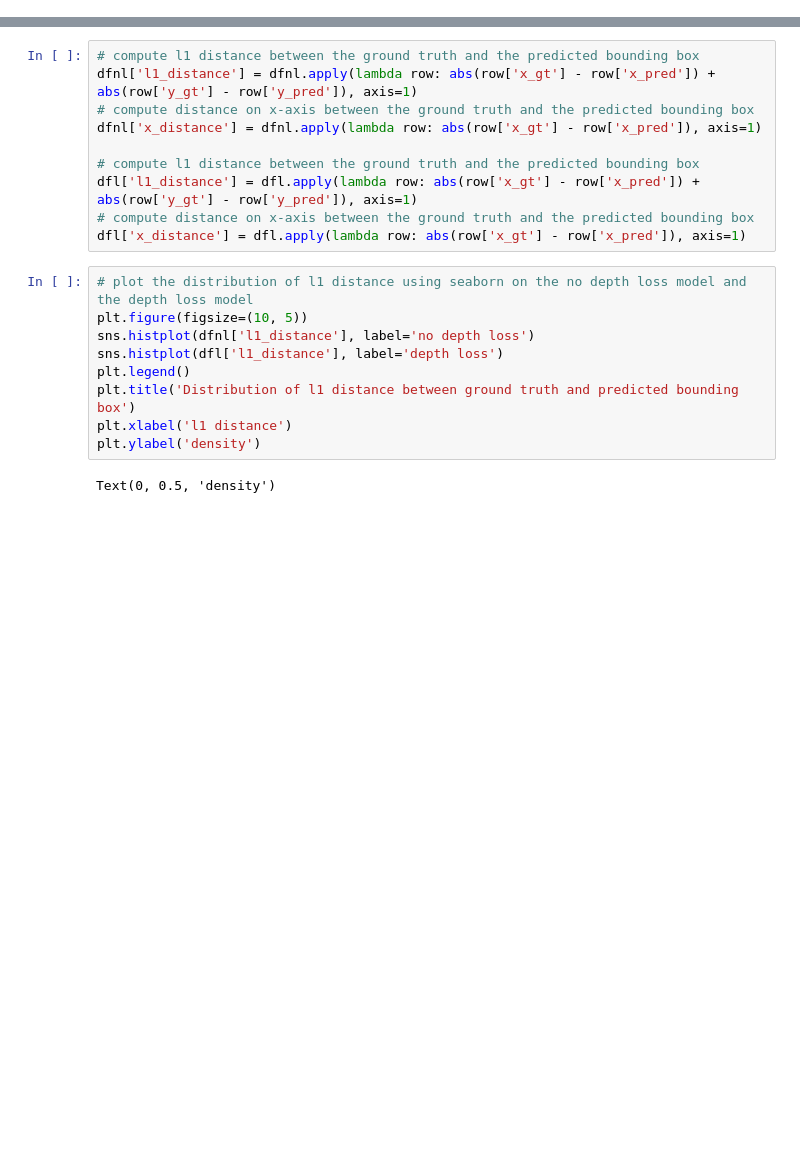
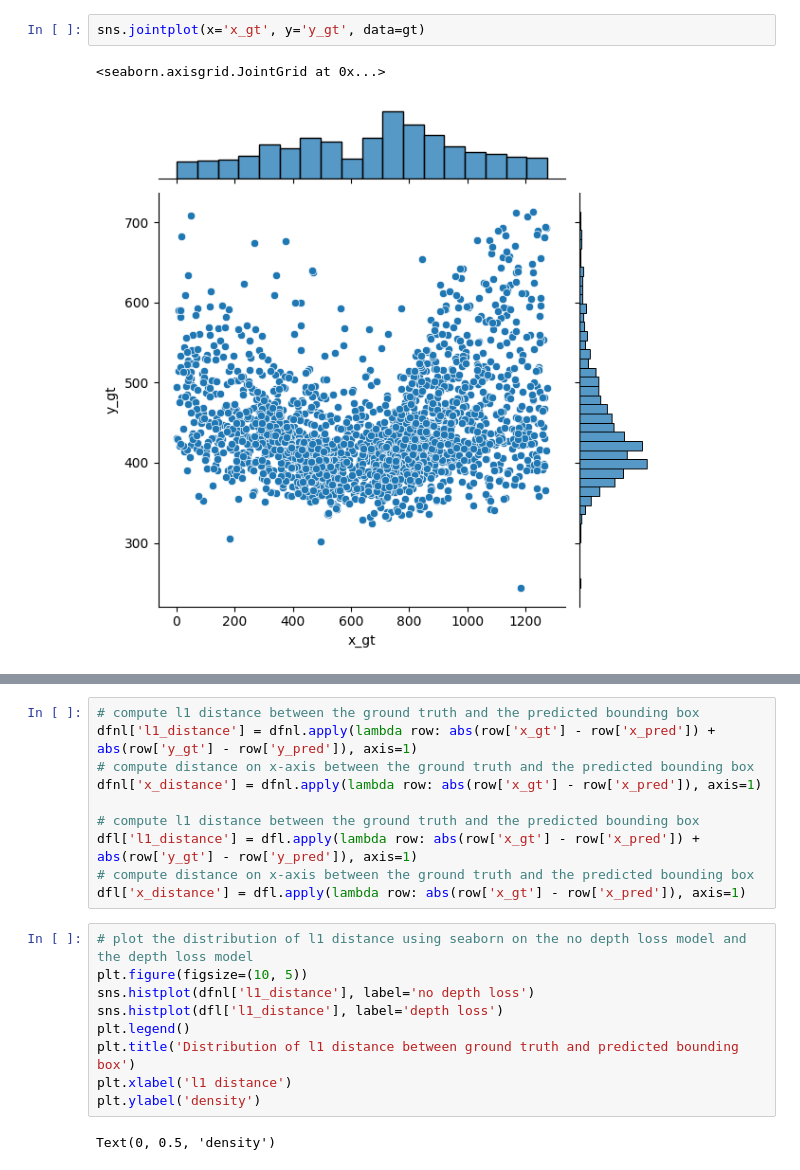
Before and after one commit to RomainFrog/PoleBaseDetection, a Jupyter notebook: dev/EDA_detr.ipynb, the cells around one changed output, grey strips where cells are left out. Drawn from its saved outputs; the diff is of its cells as text; blank space fills up the shorter version.

```diff
--- a/dev/EDA_detr.ipynb
+++ b/dev/EDA_detr.ipynb
@@ -27,0 +37,5 @@ memory usage: 11.6 KB
+# %%
+sns.jointplot(x='x_gt', y='y_gt', data=gt)
+# %% [output]
+<seaborn.axisgrid.JointGrid at 0x...>
+[figure, added]
```
Also changed, not shown: parts of 14 cells of this notebook, 7 other files.
